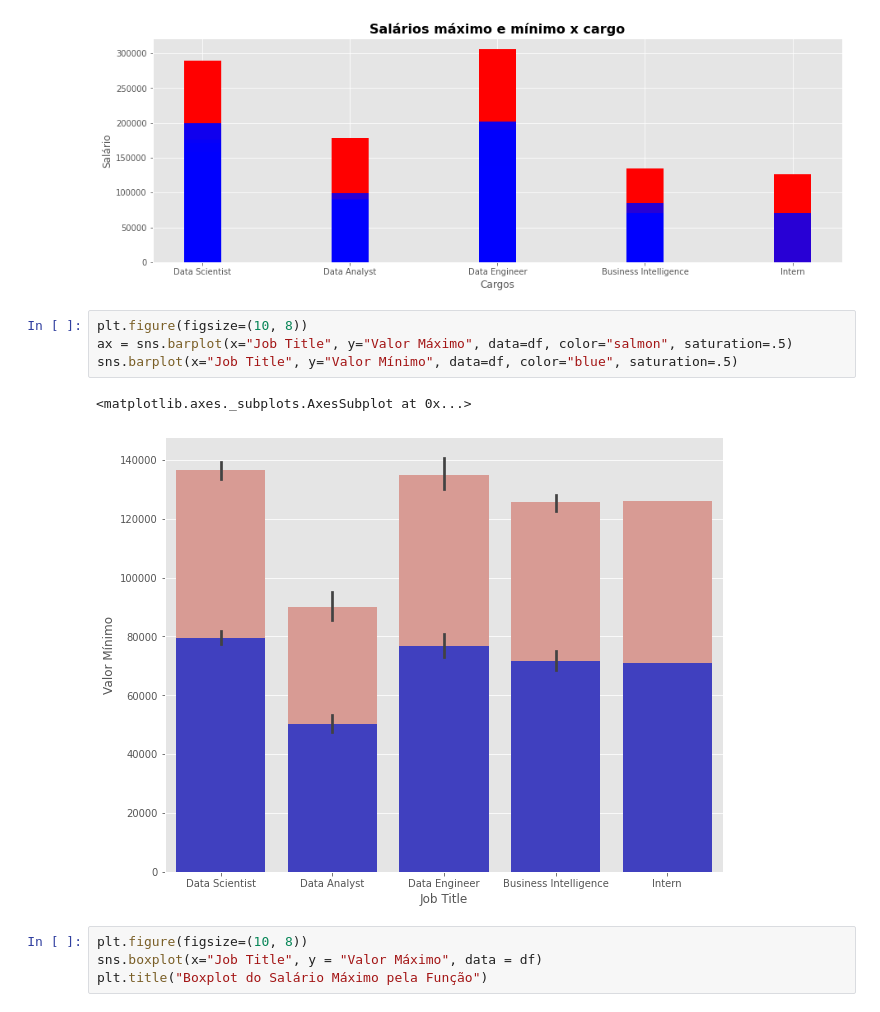
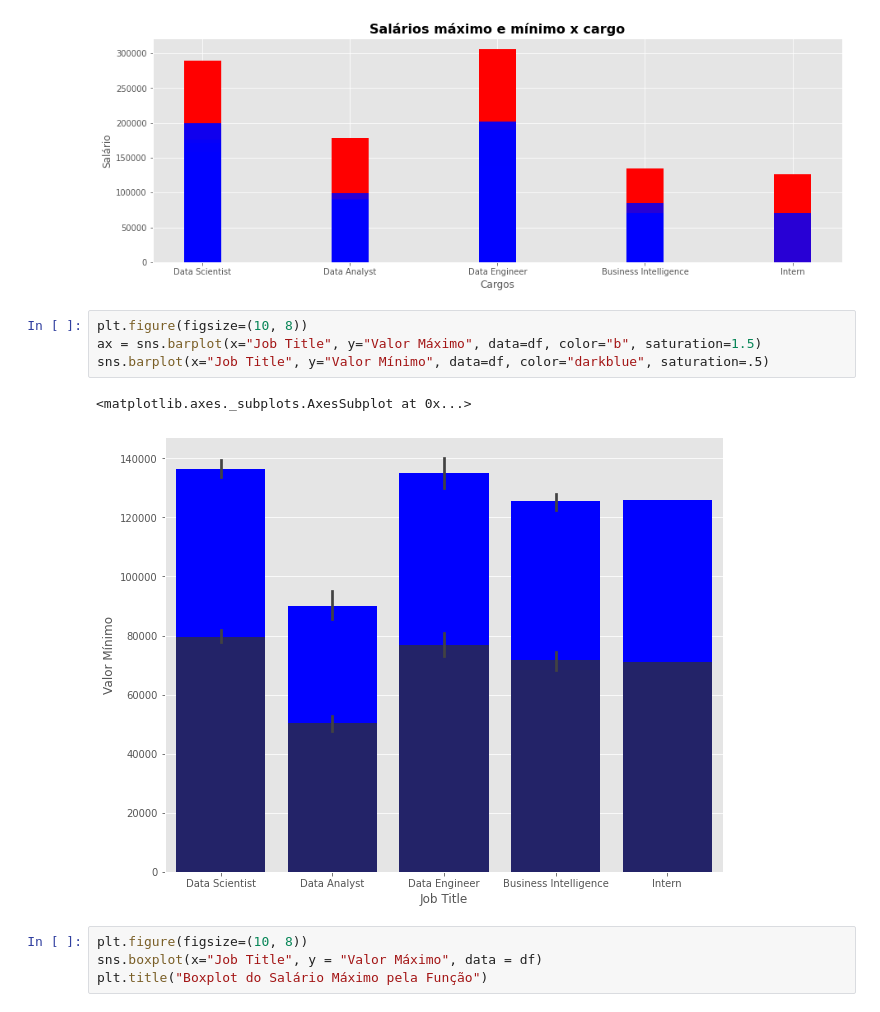
Before and after one commit to JoaoDaross/ProjetoFinalAwari, a Jupyter notebook: ProjetoFinalAwari.ipynb, the cells around one changed output. Cells and saved outputs as stored; diff of their text form.

```diff
--- a/ProjetoFinalAwari.ipynb
+++ b/ProjetoFinalAwari.ipynb
@@ -393,11 +393,11 @@ Text(0.5, 1.0, 'Salários máximo e mínimo x cargo')
 [figure]
 # %%
 plt.figure(figsize=(10, 8))
-ax = sns.barplot(x="Job Title", y="Valor Máximo", data=df, color="salmon", saturation=.5)
-sns.barplot(x="Job Title", y="Valor Mínimo", data=df, color="blue", saturation=.5)
+ax = sns.barplot(x="Job Title", y="Valor Máximo", data=df, color="b", saturation=1.5)
+sns.barplot(x="Job Title", y="Valor Mínimo", data=df, color="darkblue", saturation=.5)
 # %% [output]
 <matplotlib.axes._subplots.AxesSubplot at 0x...>
-[figure, old version]
+[figure, new version]
 # %%
 plt.figure(figsize=(10, 8))
 sns.boxplot(x="Job Title", y = "Valor Máximo", data = df)
```
Also changed, not shown: parts of 1 cell of this notebook.
